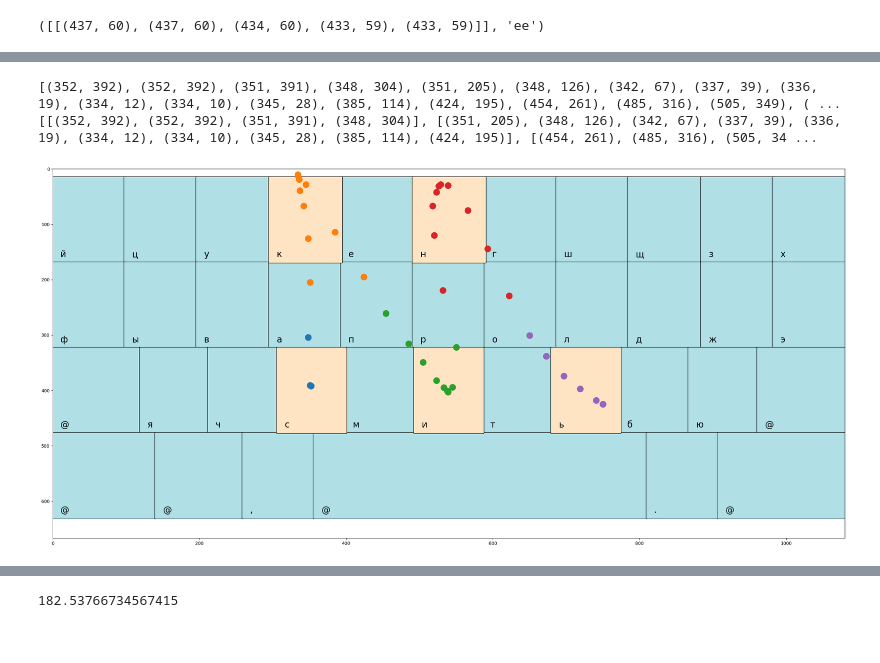
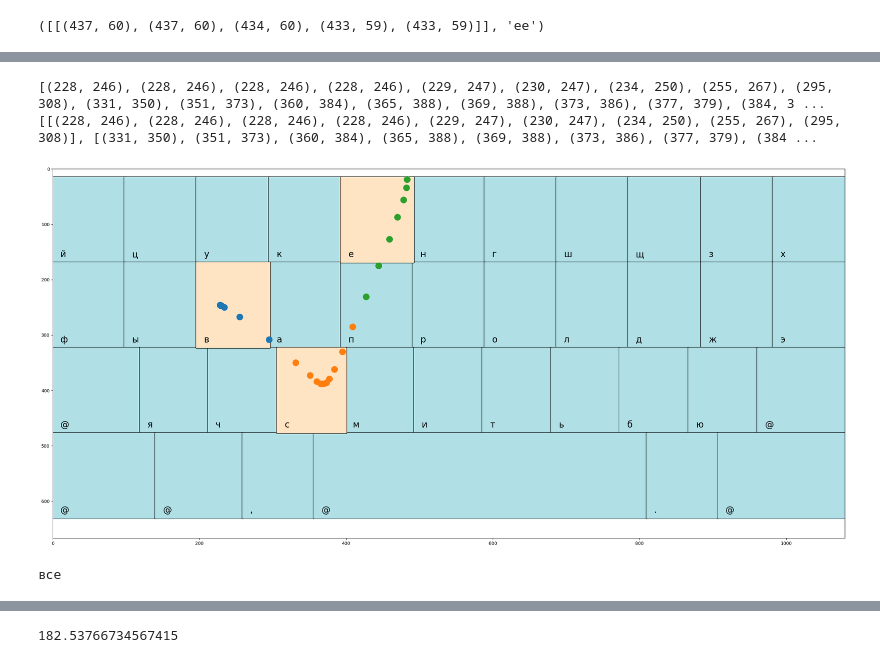
Before and after one commit to tribixbite/neural-swipe-typing, a Jupyter notebook: src/data_analysis/data_analysis.ipynb, the cells around one changed output, grey strips where cells are left out. Saved outputs shown, nothing was run; the diff lists cells and outputs as text; code cells hidden in the pictures.

```diff
--- a/src/data_analysis/data_analysis.ipynb
+++ b/src/data_analysis/data_analysis.ipynb
@@ -990,3 +1026,8 @@ from data_analysis.get_segments import get_segments
+# %%
+gridname_to_label_to_key = {
+    gridname: get_label_to_key_map(grid['keys'], copy_keys=False)
+    for gridname, grid in grids.items()
+}
 # %%
 data = json.loads('{"word":"ее","curve":{"x":[437,437,434,433,433],"y":[60,60,60,59,59],"t":[0,7,76,461,503],"grid_name":"default"}}')
 
@@ -1004,15 +1043,14 @@ segments, data['word']
 # %% [output]
 ([[(437, 60), (437, 60), (434, 60), (433, 59), (433, 59)]], 'ее')
 # %%
+from typing import List
 import json
 
 from tqdm import tqdm
 
-with open(GRIDS_PATH, encoding="utf-8") as f:
-    grids = json.load(f)
 
-data_examples = []
+valid_data_list: List[dict] = []
 
 with open(VALID_DATASET_PATH, encoding="utf-8") as f:
     for line in tqdm(f):
-        data_examples.append(json.loads(line))
+        valid_data_list.append(json.loads(line))
@@ -1023,3 +1057,10 @@ segments = get_segments(data['word'], c['x'], c['y'], get_label2key(grids[c['gri
+# %%
+data = valid_data_list[1]
+curve = data['curve']
+key_centers = get_key_centers(target_word=data['word'],
+                              label_to_key=gridname_to_label_to_key[curve['grid_name']],
+                              absent_chars_on_keyboard='-')
+segments = get_segments(key_centers, curve['x'], curve['y'])
 # %%
 print(data['word'])
 # %% [output]
@@ -1035,6 +1076,6 @@ len(segments), len(data['word'])
 # %%
-print(list(zip(c['x'], c['y'])))
+print(list(zip(curve['x'], curve['y'])))
 print(segments)
 # %% [output]
-[(352, 392), (352, 392), (351, 391), (348, 304), (351, 205), (348, 126), (342, 67), (337, 39), (336, 19), (334, 12), (334, 10), (345, 28), (385, 114), (424, 195), (454, 261), (485, 316), (505, 349), ( ...
-[[(352, 392), (352, 392), (351, 391), (348, 304)], [(351, 205), (348, 126), (342, 67), (337, 39), (336, 19), (334, 12), (334, 10), (345, 28), (385, 114), (424, 195)], [(454, 261), (485, 316), (505, 34 ...
+[(228, 246), (228, 246), (228, 246), (228, 246), (229, 247), (230, 247), (234, 250), (255, 267), (295, 308), (331, 350), (351, 373), (360, 384), (365, 388), (369, 388), (373, 386), (377, 379), (384, 3 ...
+[[(228, 246), (228, 246), (228, 246), (228, 246), (229, 247), (230, 247), (234, 250), (255, 267), (295, 308)], [(331, 350), (351, 373), (360, 384), (365, 388), (369, 388), (373, 386), (377, 379), (384 ...
@@ -1041,27 +1091,34 @@ print(segments)
+# %%
+def data_to_segments(data: dict, gridname_to_label_to_key: dict) -> List[List[int]]:
+    curve = data['curve']
+    key_centers = get_key_centers(target_word=data['word'],
+                                  label_to_key=gridname_to_label_to_key[curve['grid_name']],
+                                  absent_chars_on_keyboard='-')
+    return get_segments(key_centers, curve['x'], curve['y'])
 # %%
-import sys; import os; sys.path.insert(1, os.path.join(os.getcwd(), ".."))
+DATA_INDEX = 1
 
 
-from yandex_baseline_scripts.viz import plot_keyboard
-from grid_processing_utils import get_grid, get_wh
+data = valid_data_list[DATA_INDEX]
+segments = data_to_segments(data, gridname_to_label_to_key)
 
 
 grid = get_grid(data['curve']['grid_name'], GRIDS_PATH)
+width, height = get_wh(grid)
 
 
-width, height = get_wh(grid)
-
 fig, ax = plot_keyboard(grid, word = data['word'])
-
 
 for segment in segments:
     segment = np.array(segment)
     ax.plot(segment[:, 0], segment[:, 1], 'o', markersize=14)
 
 
 ax.set_xlim([0, width])
 ax.set_ylim([height, 0])
 
 plt.show()
+print(data['word'])
 # %% [output]
-[figure, old version]
+[figure, new version]
+все
```
Also changed, not shown: parts of 58 cells of this notebook, 11 other files.
